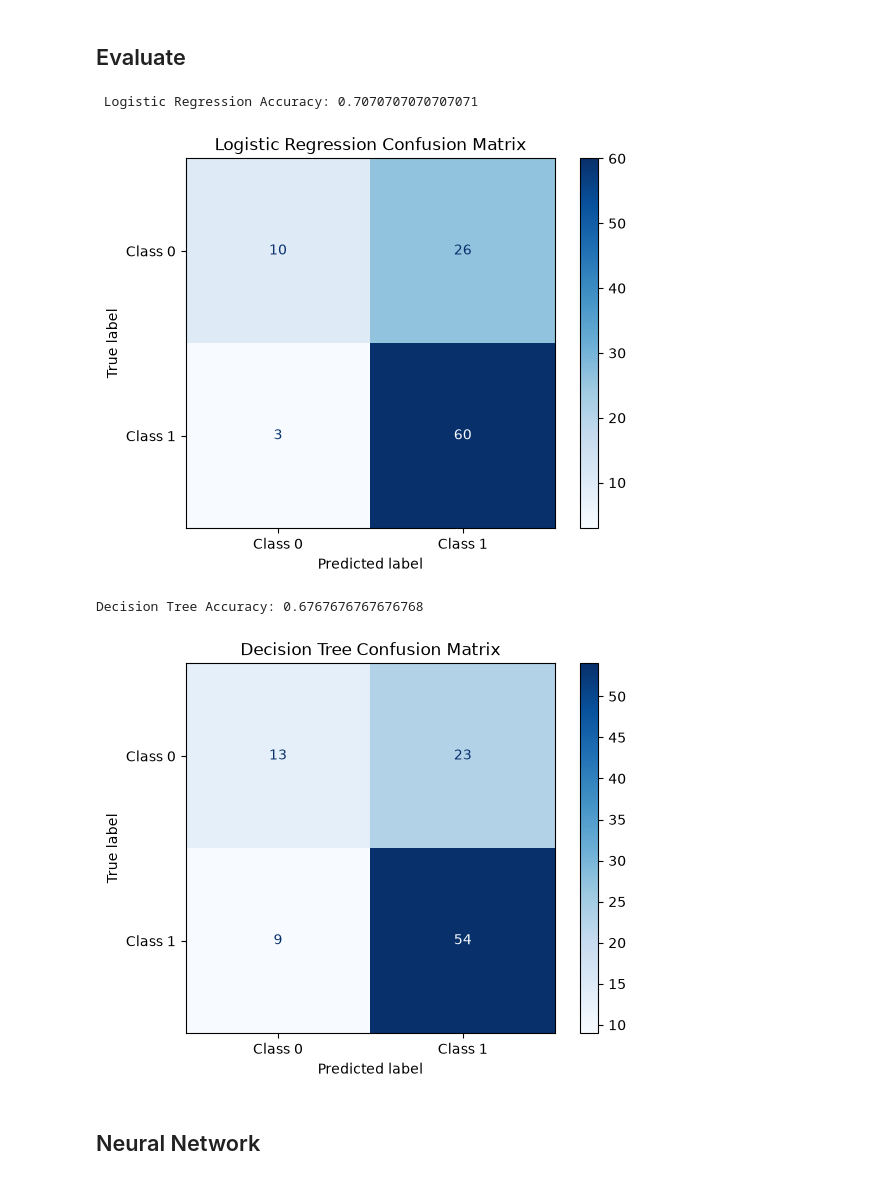
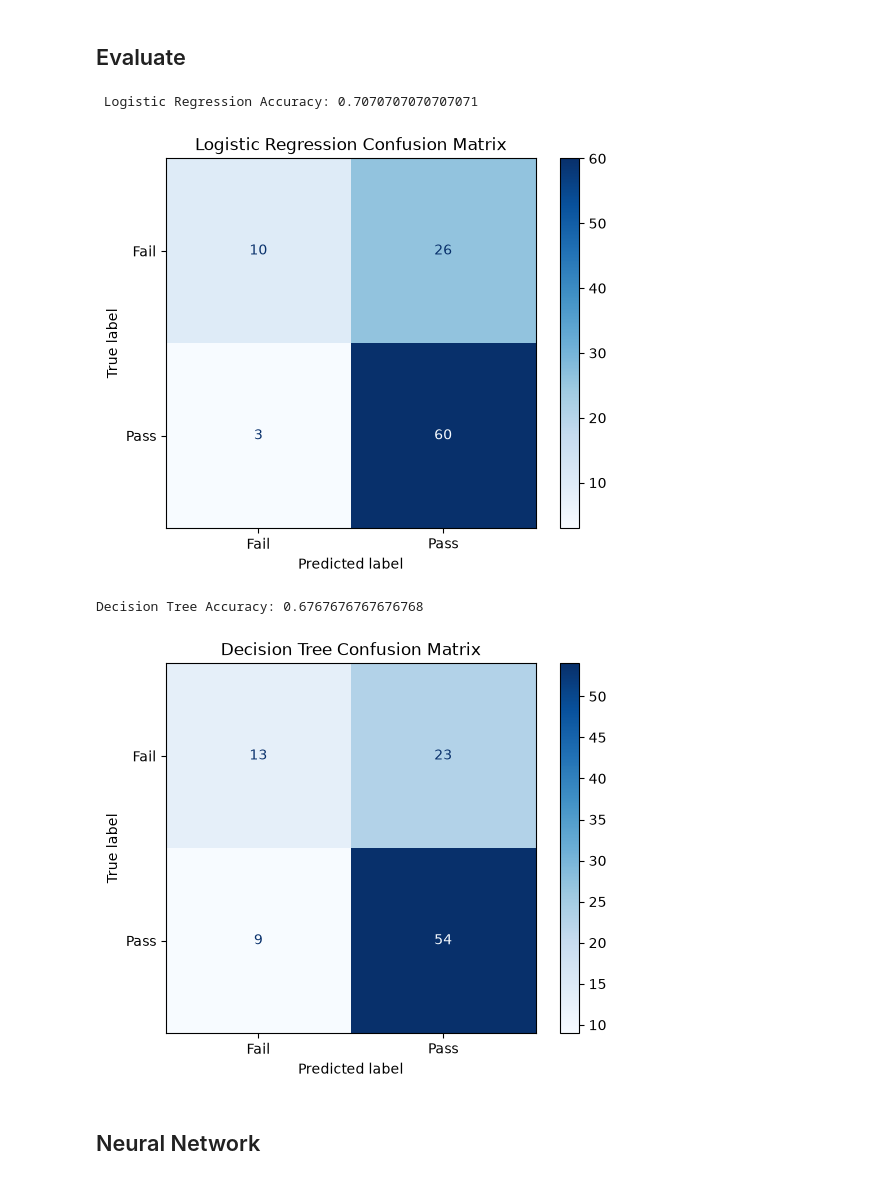
Before and after one commit to sondrefossaa/Universitetet, a Jupyter notebook: 3_termin/INFO180/Lab_4_export/assignment2.ipynb, the cells around one changed output. Saved outputs shown, nothing was run; the diff lists cells and outputs as text; code cells hidden in the pictures.

```diff
--- a/3_termin/INFO180/Lab_4_export/assignment2.ipynb
+++ b/3_termin/INFO180/Lab_4_export/assignment2.ipynb
@@ -67,21 +67,21 @@ pred_dt = decision_tree.predict(X_test)
 # %%
 from sklearn.metrics import accuracy_score, confusion_matrix
 print(" Logistic Regression Accuracy:", accuracy_score(y_test, pred_log_reg))
 
 # confusion matrix
 from sklearn.metrics import ConfusionMatrixDisplay
 import matplotlib.pyplot as plt
 cm_log_reg = confusion_matrix(y_test, pred_log_reg)
 disp_log_reg = ConfusionMatrixDisplay(
     confusion_matrix=cm_log_reg,
-    display_labels=["Class 0", "Class 1"]
+    display_labels=["Fail", "Pass"]
 )
 disp_log_reg.plot(cmap=plt.cm.Blues)
 plt.title("Logistic Regression Confusion Matrix")
 plt.show()
 # %% [output]
  Logistic Regression Accuracy: 0.7070707070707071
-[figure, old version]
+[figure, new version]
 # %%
 print("Decision Tree Accuracy:", accuracy_score(y_test, pred_dt))
 #1.3
@@ -89,14 +89,14 @@ cm_dt = confusion_matrix(y_test, pred_dt)
 
 disp_dt = ConfusionMatrixDisplay(
     confusion_matrix=cm_dt,
-    display_labels=["Class 0", "Class 1"]
+    display_labels=["Fail", "Pass"]
 )
 disp_dt.plot(cmap=plt.cm.Blues)
 plt.title("Decision Tree Confusion Matrix")
 plt.show()
 # %% [output]
 Decision Tree Accuracy: 0.6767676767676768
-[figure, old version]
+[figure, new version]
 # %% [markdown]
 ## Neural Network
 # %%
```
Also changed, not shown: parts of 2 cells of this notebook, 5 other files.
